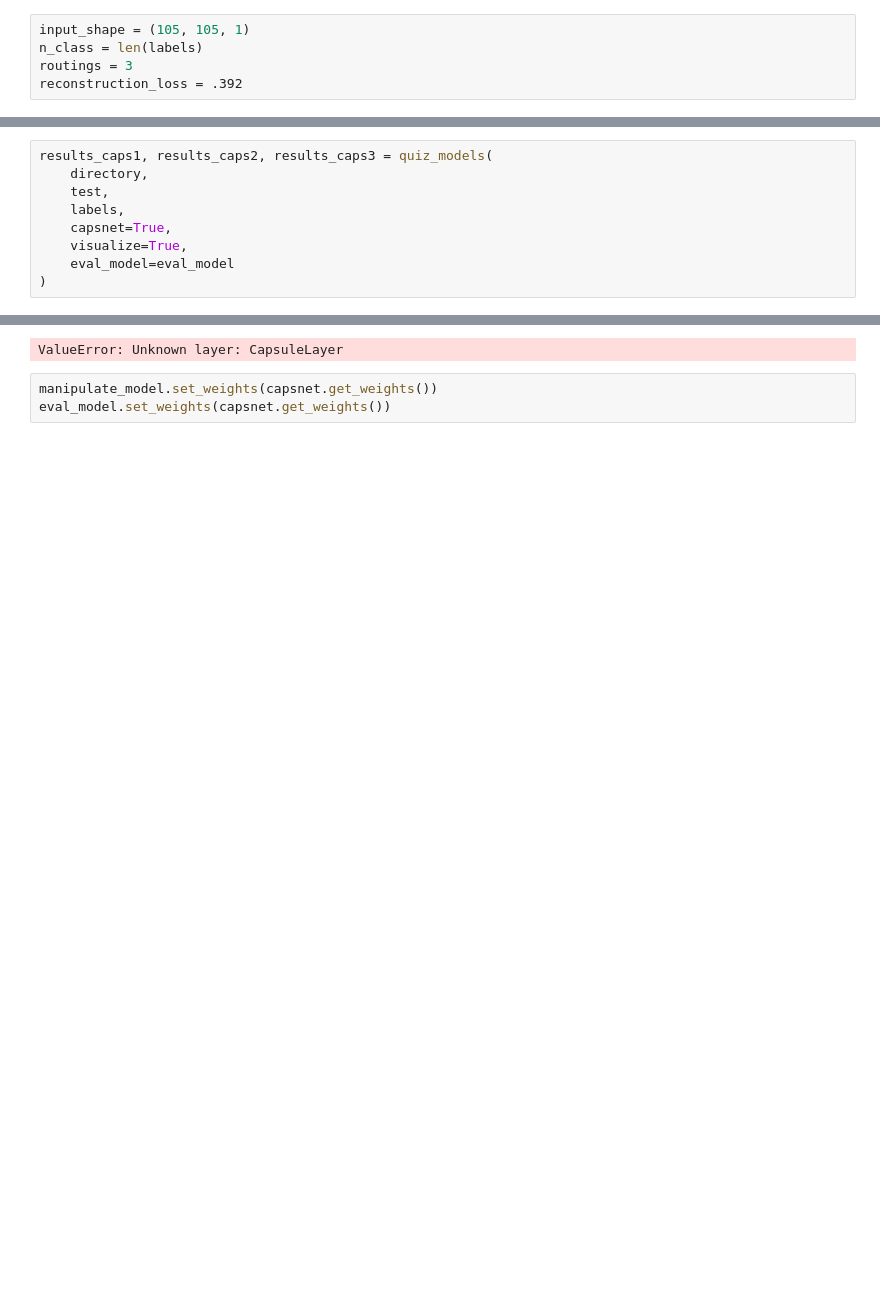
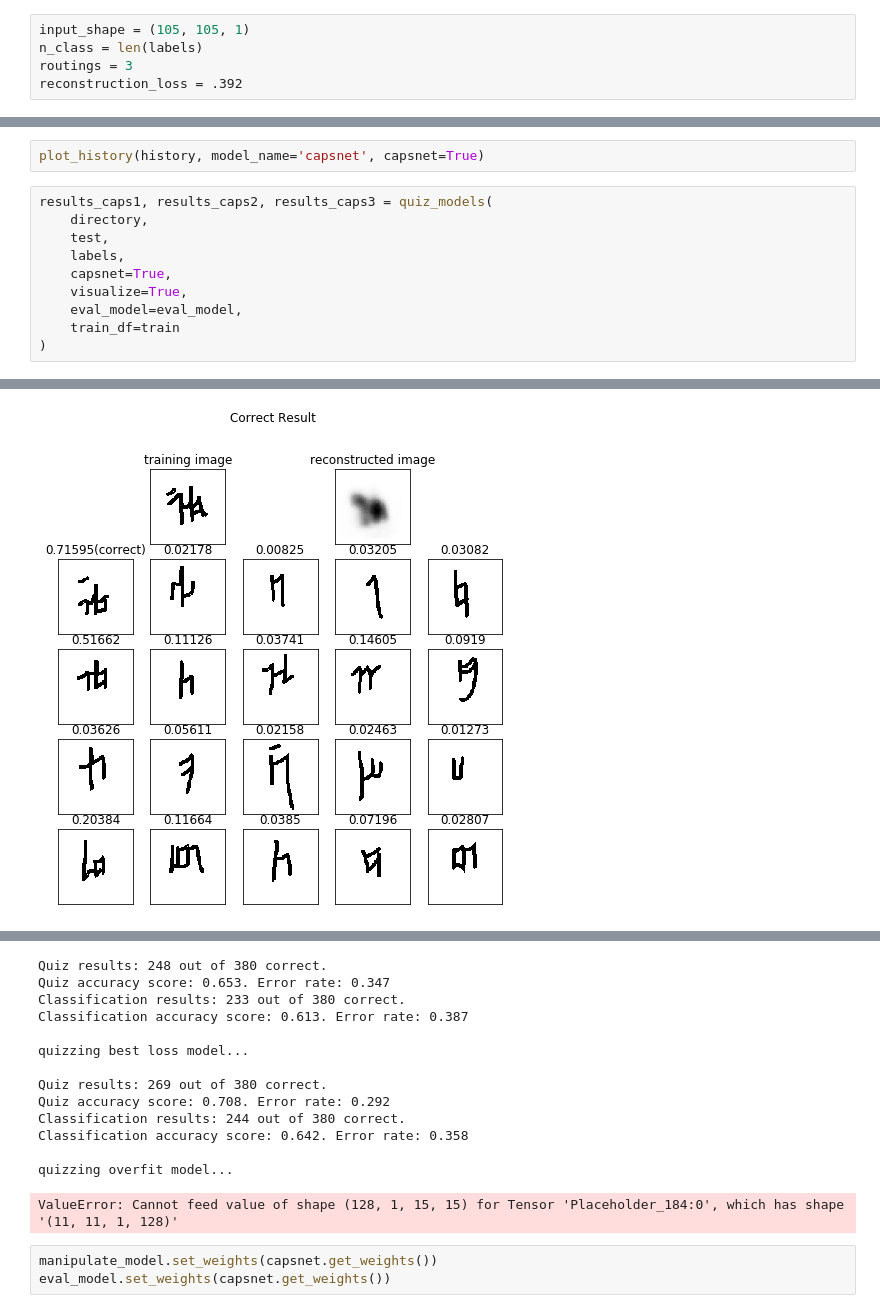
Before and after one commit to AlliedToasters/omniglot, a Jupyter notebook: omniglot.ipynb, the cells around one changed output, grey strips where cells are left out. Cells and saved outputs as stored; diff of their text form; blank space fills up the shorter version.

```diff
--- a/omniglot.ipynb
+++ b/omniglot.ipynb
@@ -136,4 +162,6 @@ Epoch 61/100
 KeyboardInterrupt:
+# %%
+plot_history(history, model_name='capsnet', capsnet=True)
 # %%
 results_caps1, results_caps2, results_caps3 = quiz_models(
     directory,
@@ -141,7 +169,8 @@ results_caps1, results_caps2, results_caps3 = quiz_models(
     labels,
     capsnet=True,
     visualize=True,
-    eval_model=eval_model
+    eval_model=eval_model,
+    train_df=train
 )
 # %% [output]
 quizzing best accuracy model...
@@ -149,0 +177 @@ WARNING:tensorflow:Variable *= will be deprecated. Use variable.assign_mul if yo
+[figure, added]
@@ -150,4 +179,17 @@ WARNING:tensorflow:Variable *= will be deprecated. Use variable.assign_mul if yo
-ValueError: Unknown layer: CapsuleLayer
+Quiz results: 248 out of 380 correct.
+Quiz accuracy score: 0.653. Error rate: 0.347
+Classification results: 233 out of 380 correct.
+Classification accuracy score: 0.613. Error rate: 0.387
+
+quizzing best loss model...
+
+Quiz results: 269 out of 380 correct.
+Quiz accuracy score: 0.708. Error rate: 0.292
+Classification results: 244 out of 380 correct.
+Classification accuracy score: 0.642. Error rate: 0.358
+
+quizzing overfit model...
+ValueError: Cannot feed value of shape (128, 1, 15, 15) for Tensor 'Placeholder_184:0', which has shape '(11, 11, 1, 128)'
 # %%
 manipulate_model.set_weights(capsnet.get_weights())
 eval_model.set_weights(capsnet.get_weights())
```
Also changed, not shown: parts of 16 cells of this notebook, 3 other files.
